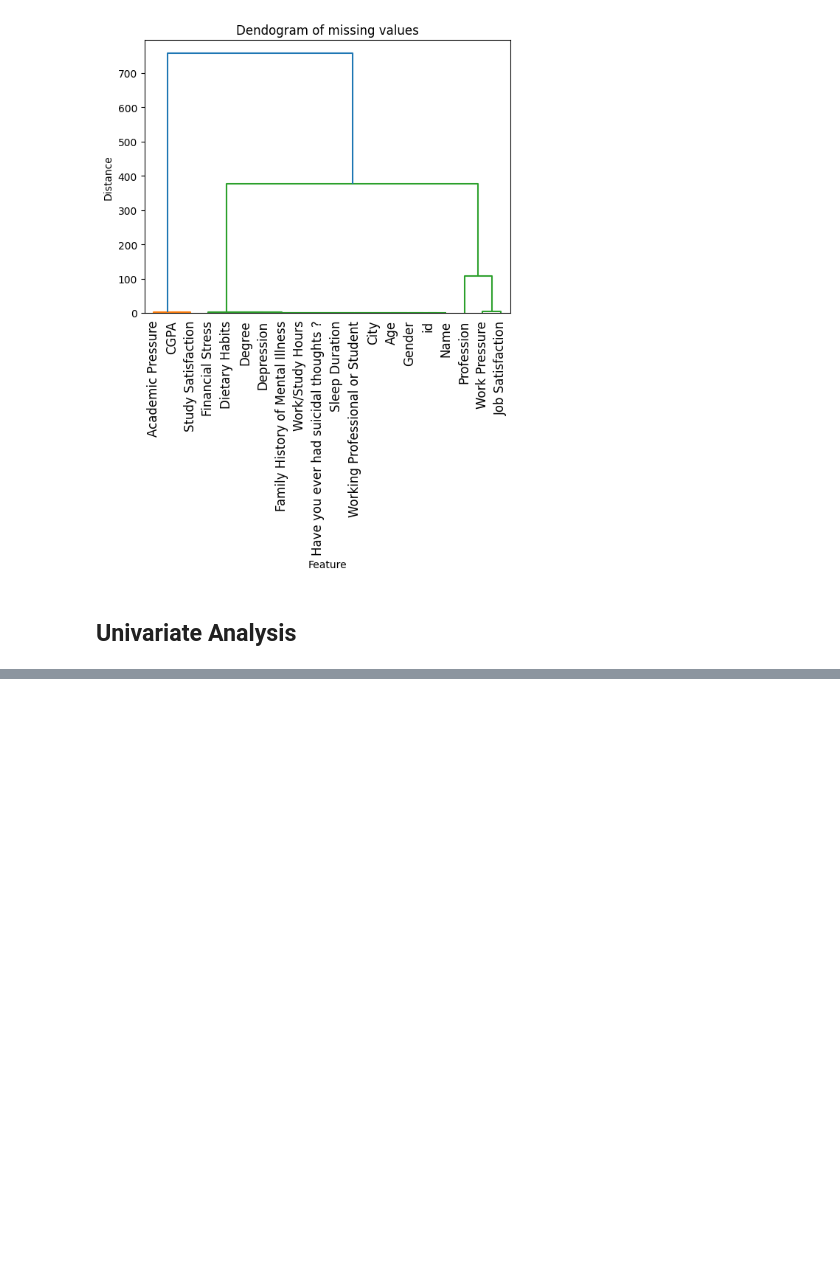
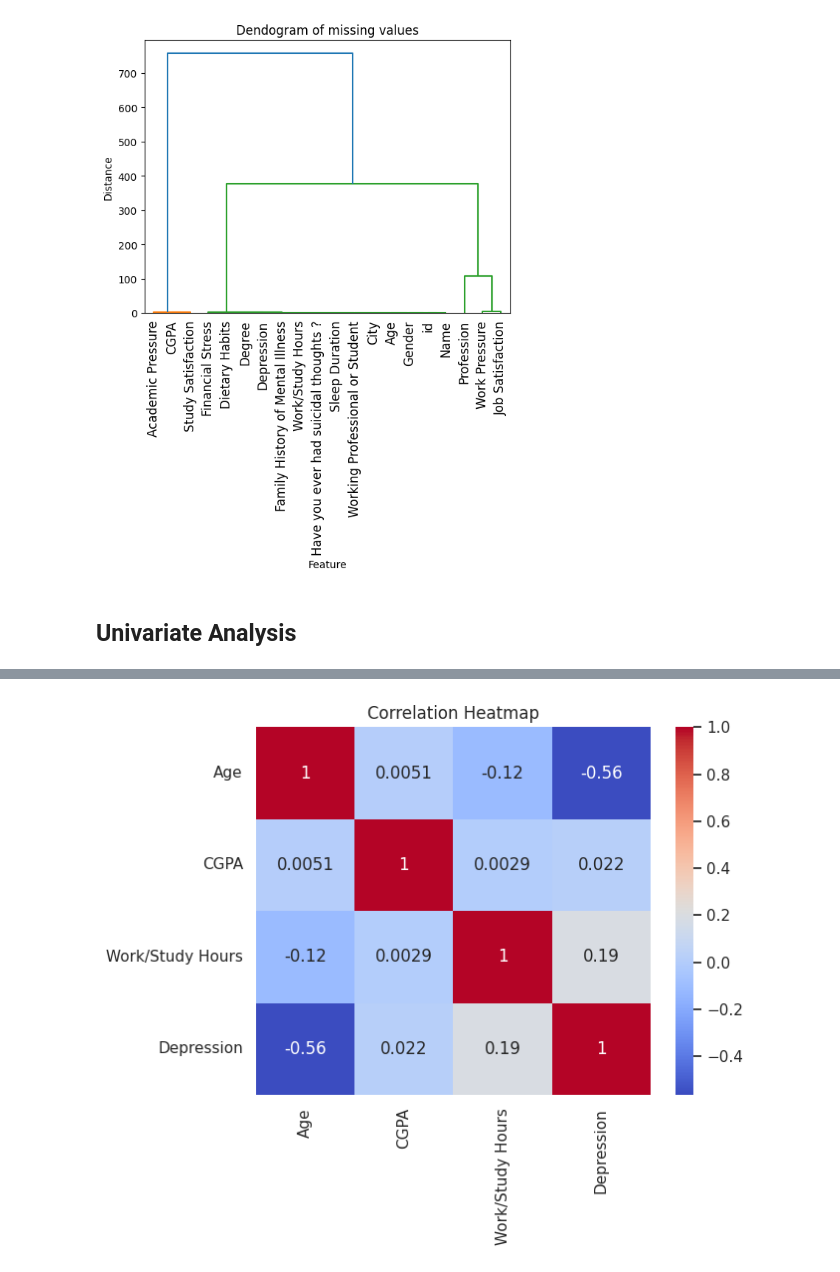
Before and after one commit to ShadowCoder151/Kaggle_Notebooks, a Jupyter notebook: EDA_Template.ipynb, the cells around one changed output, grey strips where cells are left out. Saved outputs shown, nothing was run; the diff lists cells and outputs as text; code cells hidden in the pictures; blank space fills up the shorter version.

```diff
--- a/EDA_Template.ipynb
+++ b/EDA_Template.ipynb
@@ -229,0 +242,7 @@ plt.show()
+# %%
+# Heatmap for finding the correlation values of numerical vs numerical variables for checking the strength and direction of variables relation
+sns.heatmap(train[numerical_columns].corr(), annot=True, cmap='coolwarm')
+plt.title('Correlation Heatmap')
+plt.show()
+# %% [output]
+[figure, added]
```
Also changed, not shown: parts of 11 cells of this notebook.
